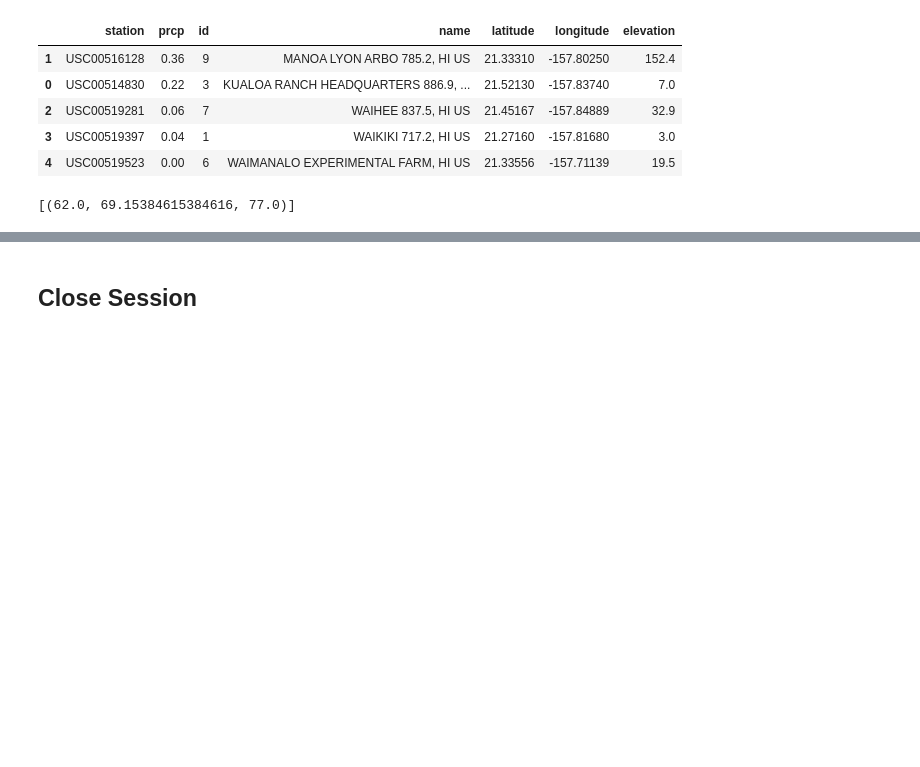
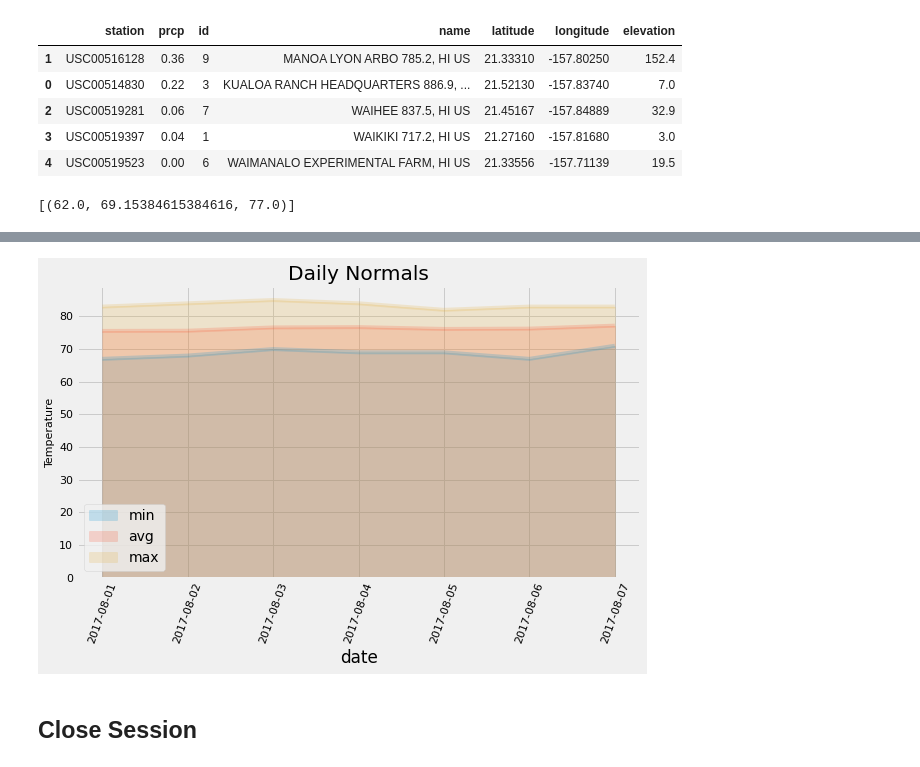
Before and after one commit to pratixashah/Hawaii-s-Climate-Analysis, a Jupyter notebook: temp_analysis_bonus_2_starter.ipynb, the cells around one changed output, grey strips where cells are left out. Drawn from its saved outputs; the diff is of its cells as text; code cells hidden in the pictures; blank space fills up the shorter version.

```diff
--- a/temp_analysis_bonus_2_starter.ipynb
+++ b/temp_analysis_bonus_2_starter.ipynb
@@ -175,2 +226,8 @@ daily_normals("01-01")
 # %%
 # Load the previous query results into a Pandas DataFrame and add the `trip_dates` range as the `date` index
+
+trip_days_rain_df = pd.DataFrame(normals,columns =['min', 'avg', 'max'])
+
+trip_days_rain_df['date'] = dates_with_year
+trip_days_rain_df = trip_days_rain_df.set_index('date')
+trip_days_rain_df
@@ -177,4 +244,11 @@ daily_normals("01-01")
 # %%
 # Plot the daily normals as an area plot with `stacked=False`
+
+trip_days_rain_df.plot.area(figsize=(9,5),stacked=False,alpha=0.2,title='Daily Normals',fontsize=11)
+plt.xticks(rotation=70)
+plt.ylabel("Temperature",fontsize=11)
+plt.show()
+# %% [output]
+[figure, added]
 # %% [markdown]
 ## Close Session
```
Also changed, not shown: parts of 3 cells of this notebook.
